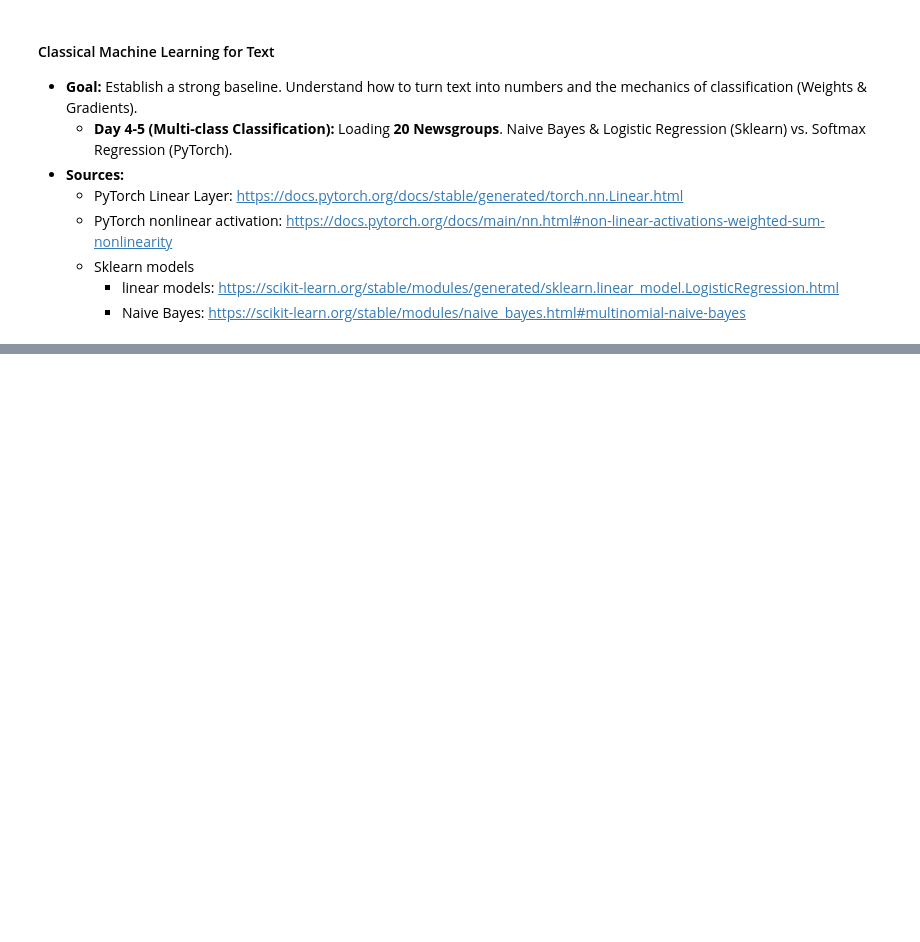
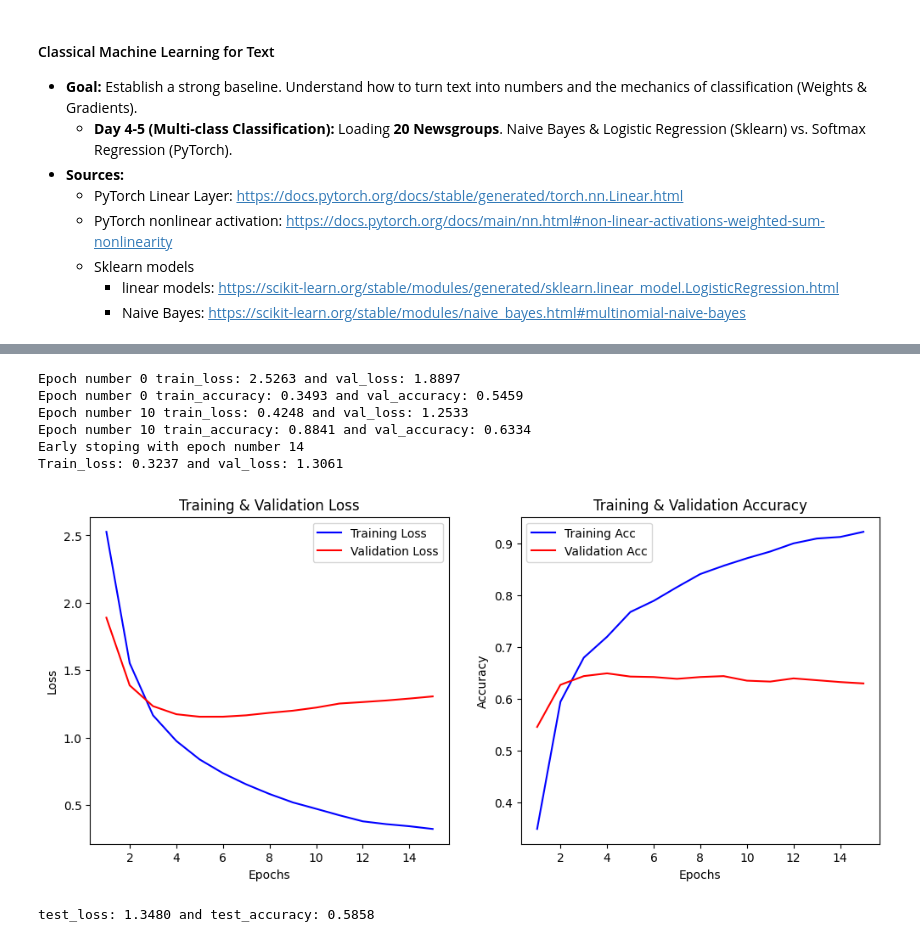
Before and after one commit to mdossett204/AI-maths-foundations, a Jupyter notebook: NLP-learning-notebooks/week1-classical-nlp/multiclass-classification-pytorch-vs-sklearn.ipynb, the cells around one changed output, grey strips where cells are left out. Saved outputs shown, nothing was run; the diff lists cells and outputs as text; code cells hidden in the pictures; blank space fills up the shorter version.

```diff
--- a/NLP-learning-notebooks/week1-classical-nlp/multiclass-classification-pytorch-vs-sklearn.ipynb
+++ b/NLP-learning-notebooks/week1-classical-nlp/multiclass-classification-pytorch-vs-sklearn.ipynb
@@ -24,0 +350,32 @@ from utils import get_newsgroups_ds, create_dataloaders, plot_training_history,
+# %%
+# In sklearn's Logistic Regression, C is the inverse of regularization strength — a larger C means less regularization.
+# In PyTorch's Adam, weight_decay is the regularization strength directly — a larger value means more regularization.
+# So the they behave oppositely.
+torch.manual_seed(seed)
+linear_classifier = LinearModel(X_train_tensor.shape[1], 256, len(target_names))
+criterion = nn.CrossEntropyLoss() # this applies softmax activation so you don't need to us nn.Softmax layer
+patience = 10
+num_epochs = 50
+lr = 1e-3
+train_classifier = train_test_model(
+    device,
+    linear_classifier,
+    criterion,
+    train_loader,
+    val_loader,
+    patience,
+    num_epochs,
+    lr,
+    l2=1e-5
+)
+test_loss, test_accuracy = evaluate_model(train_classifier, test_loader, criterion, device)
+print(f"test_loss: {test_loss:.4f} and test_accuracy: {test_accuracy:.4f}")
+# %% [output]
+Epoch number 0 train_loss: 2.5263 and val_loss: 1.8897
+Epoch number 0 train_accuracy: 0.3493 and val_accuracy: 0.5459
+Epoch number 10 train_loss: 0.4248 and val_loss: 1.2533
+Epoch number 10 train_accuracy: 0.8841 and val_accuracy: 0.6334
+Early stoping with epoch number 14
+Train_loss: 0.3237 and val_loss: 1.3061
+[figure, added]
+test_loss: 1.3480 and test_accuracy: 0.5858
```
Also changed, not shown: parts of 18 cells of this notebook, 1 other file.
